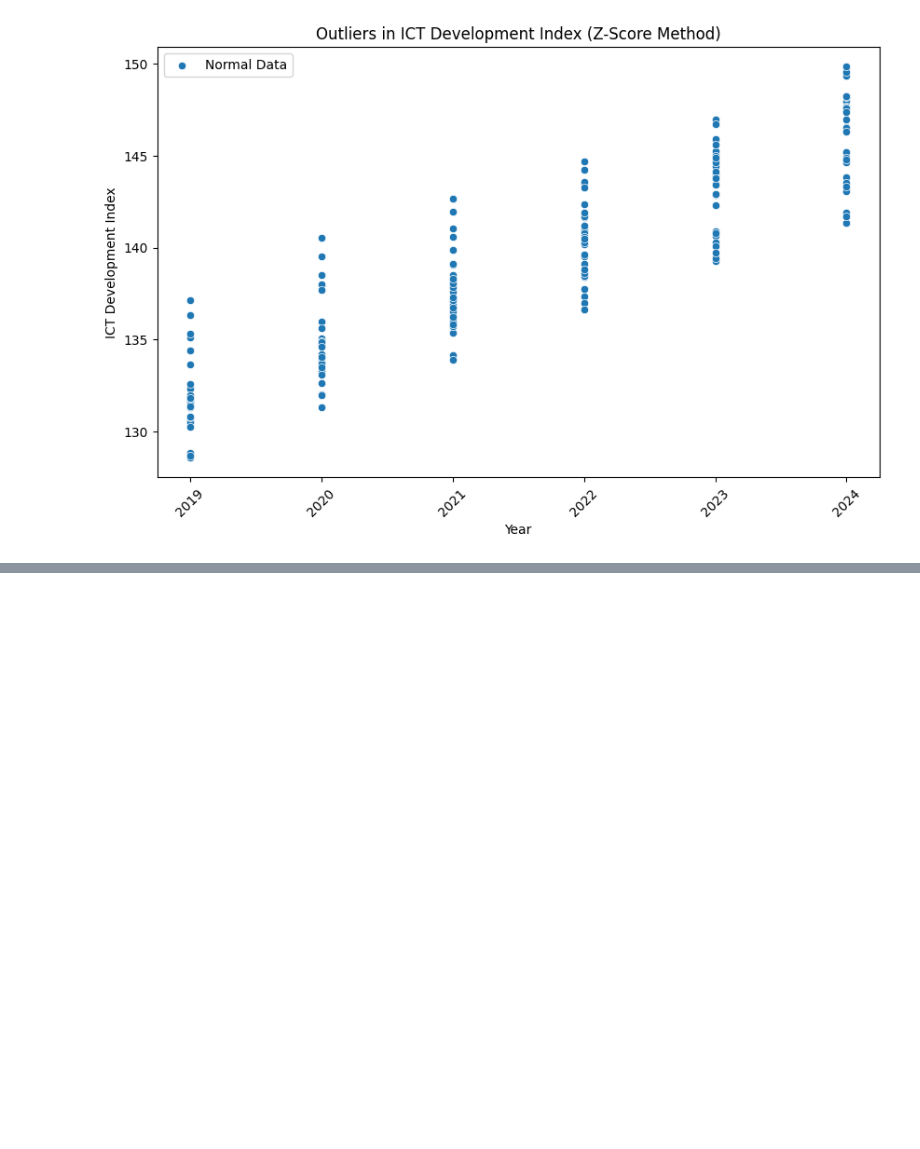
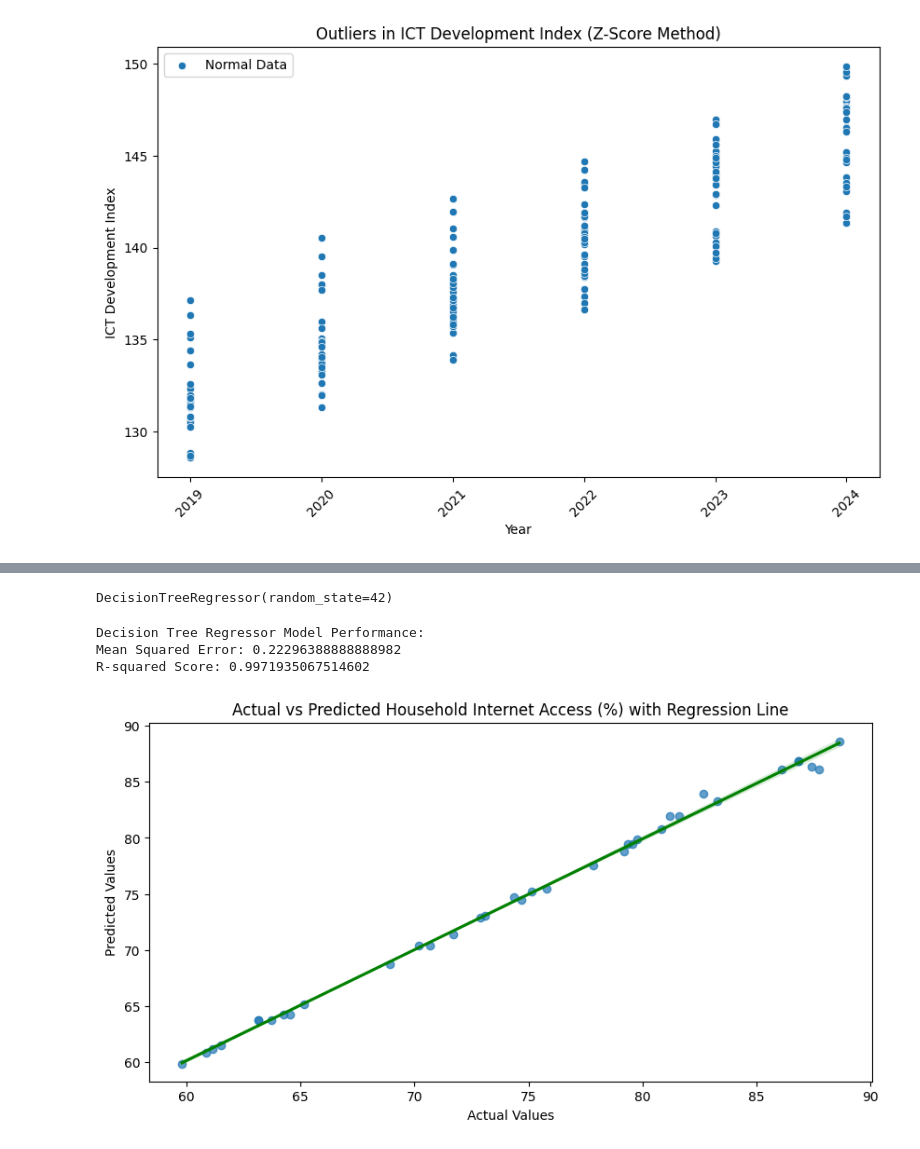
Before and after one commit to Praveshika2k/Exploratory-Data-Analysis-of-ICT-Subdimensions, a Jupyter notebook: eda-project-review-2.ipynb, the cells around one changed output, grey strips where cells are left out. Drawn from its saved outputs; the diff is of its cells as text; code cells hidden in the pictures; blank space fills up the shorter version.

```diff
--- a/eda-project-review-2.ipynb
+++ b/eda-project-review-2.ipynb
@@ -184,0 +201,46 @@ The rest 30% - Review 3
+# %%
+# Select relevant numerical features for clustering
+features = [
+    "Household Internet Access (%)", "Fixed Broadband Subscriptions (%)",
+    "Wireless Broadband Subscriptions (%)", "Smart Water Meters (%)",
+    "Smart Electricity Meters (%)", "Dynamic Public Transport Information (%)",
+    "Traffic Monitoring (%)", "Open data (%)", "e-Government (%)"
+]
+# %%
+# Decision Tree Regressor Model
+X = df[features]
+y = df["Household Internet Access (%)"]  # Target variable
+
+# Split data into training and testing sets
+X_train, X_test, y_train, y_test = train_test_split(X, y, test_size=0.2, random_state=42)
+
+# Train the Decision Tree Regressor model
+dt_model = DecisionTreeRegressor(random_state=42)
+dt_model.fit(X_train, y_train)
+# %% [output]
+DecisionTreeRegressor(random_state=42)
+# %%
+# Make predictions
+y_pred = dt_model.predict(X_test)
+
+# Evaluate model performance
+mse = mean_squared_error(y_test, y_pred)
+r2 = r2_score(y_test, y_pred)
+
+print(f"Decision Tree Regressor Model Performance:")
+print(f"Mean Squared Error: {mse}")
+print(f"R-squared Score: {r2}")
+# %% [output]
+Decision Tree Regressor Model Performance:
+Mean Squared Error: 0.22296388888888982
+R-squared Score: 0.9971935067514602
+# %%
+# Visualization of Actual vs Predicted values
+plt.figure(figsize=(10, 5))
+sns.regplot(x=y_test, y=y_pred, scatter_kws={"alpha": 0.7}, line_kws={"color": "green"})
+plt.xlabel("Actual Values")
+plt.ylabel("Predicted Values")
+plt.title("Actual vs Predicted Household Internet Access (%) with Regression Line")
+plt.show()
+# %% [output]
+[figure, added]
```
Also changed, not shown: parts of 3 cells of this notebook.
